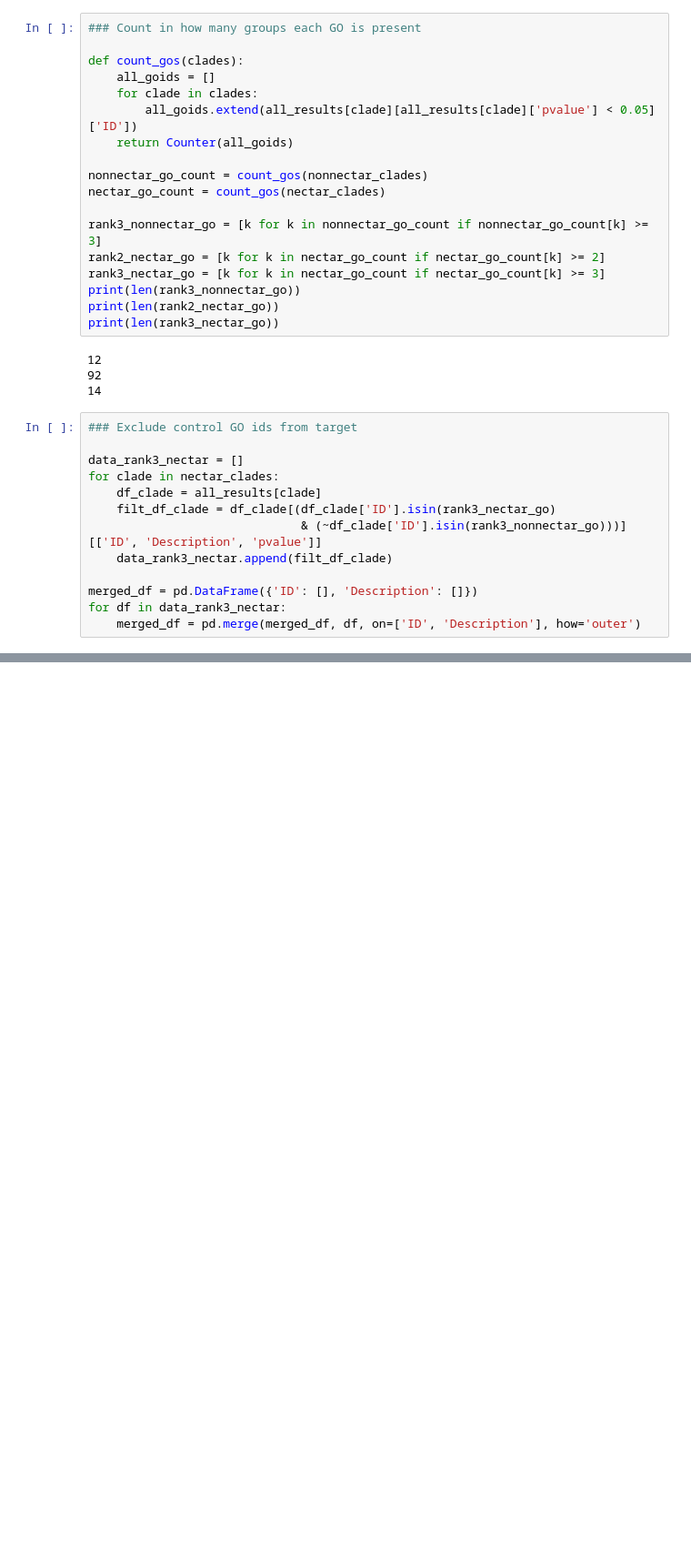
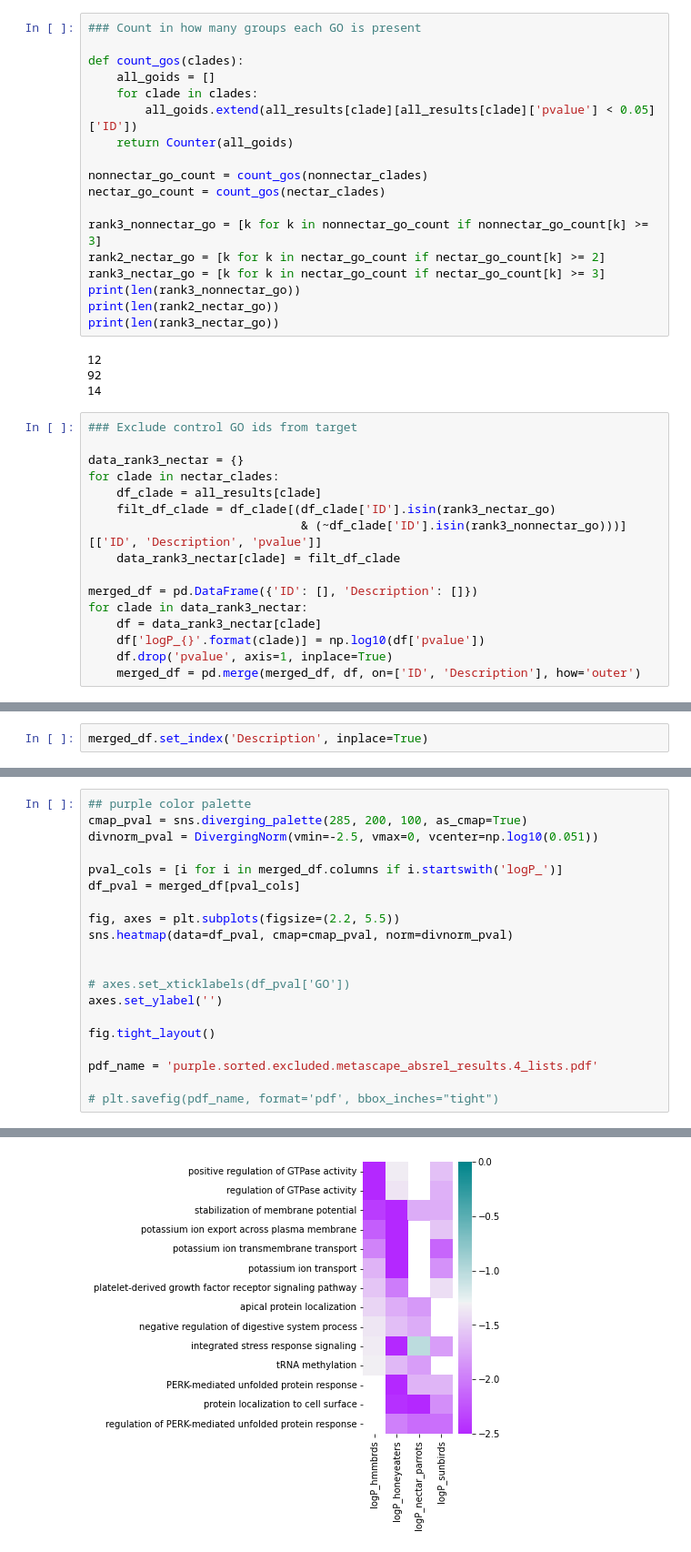
Before and after one commit to osipovarev/absrel, a Jupyter notebook: enrich_go_analysis.ipynb, the cells around one changed output, grey strips where cells are left out. Shown at 91% size. Cells and saved outputs as stored; diff of their text form; blank space fills up the shorter version.

Commit message:
backed up changes from Tue Feb  6 13:54:41 EST 2024 in the project /Users/osipova/Documents/LabDocs/NectarivoryProject/absrel

```diff
--- a/enrich_go_analysis.ipynb
+++ b/enrich_go_analysis.ipynb
@@ -51,13 +52,16 @@ print(len(rank3_nectar_go))
 # %%
 ### Exclude control GO ids from target
 
-data_rank3_nectar = []
+data_rank3_nectar = {}
 for clade in nectar_clades:
     df_clade = all_results[clade]
     filt_df_clade = df_clade[(df_clade['ID'].isin(rank3_nectar_go)
                               & (~df_clade['ID'].isin(rank3_nonnectar_go)))][['ID', 'Description', 'pvalue']]
-    data_rank3_nectar.append(filt_df_clade)
+    data_rank3_nectar[clade] = filt_df_clade
 
 merged_df = pd.DataFrame({'ID': [], 'Description': []})
-for df in data_rank3_nectar:
+for clade in data_rank3_nectar:
+    df = data_rank3_nectar[clade]
+    df['logP_{}'.format(clade)] = np.log10(df['pvalue'])
+    df.drop('pvalue', axis=1, inplace=True)
     merged_df = pd.merge(merged_df, df, on=['ID', 'Description'], how='outer')
@@ -83,0 +68,2 @@ merged_df
+# %%
+merged_df.set_index('Description', inplace=True)
@@ -83,0 +94,21 @@ merged_df
+# %%
+## purple color palette
+cmap_pval = sns.diverging_palette(285, 200, 100, as_cmap=True)
+divnorm_pval = DivergingNorm(vmin=-2.5, vmax=0, vcenter=np.log10(0.051))
+
+pval_cols = [i for i in merged_df.columns if i.startswith('logP_')]
+df_pval = merged_df[pval_cols]
+
+fig, axes = plt.subplots(figsize=(2.2, 5.5))
+sns.heatmap(data=df_pval, cmap=cmap_pval, norm=divnorm_pval)
+
+
+# axes.set_xticklabels(df_pval['GO'])
+axes.set_ylabel('')
+
+fig.tight_layout()
+
+pdf_name = 'purple.sorted.excluded.metascape_absrel_results.4_lists.pdf'
+
+# plt.savefig(pdf_name, format='pdf', bbox_inches="tight")
+# %% [output]
@@ -83,0 +117 @@ merged_df
+[figure, added]
```
Also changed, not shown: parts of 5 cells of this notebook.
